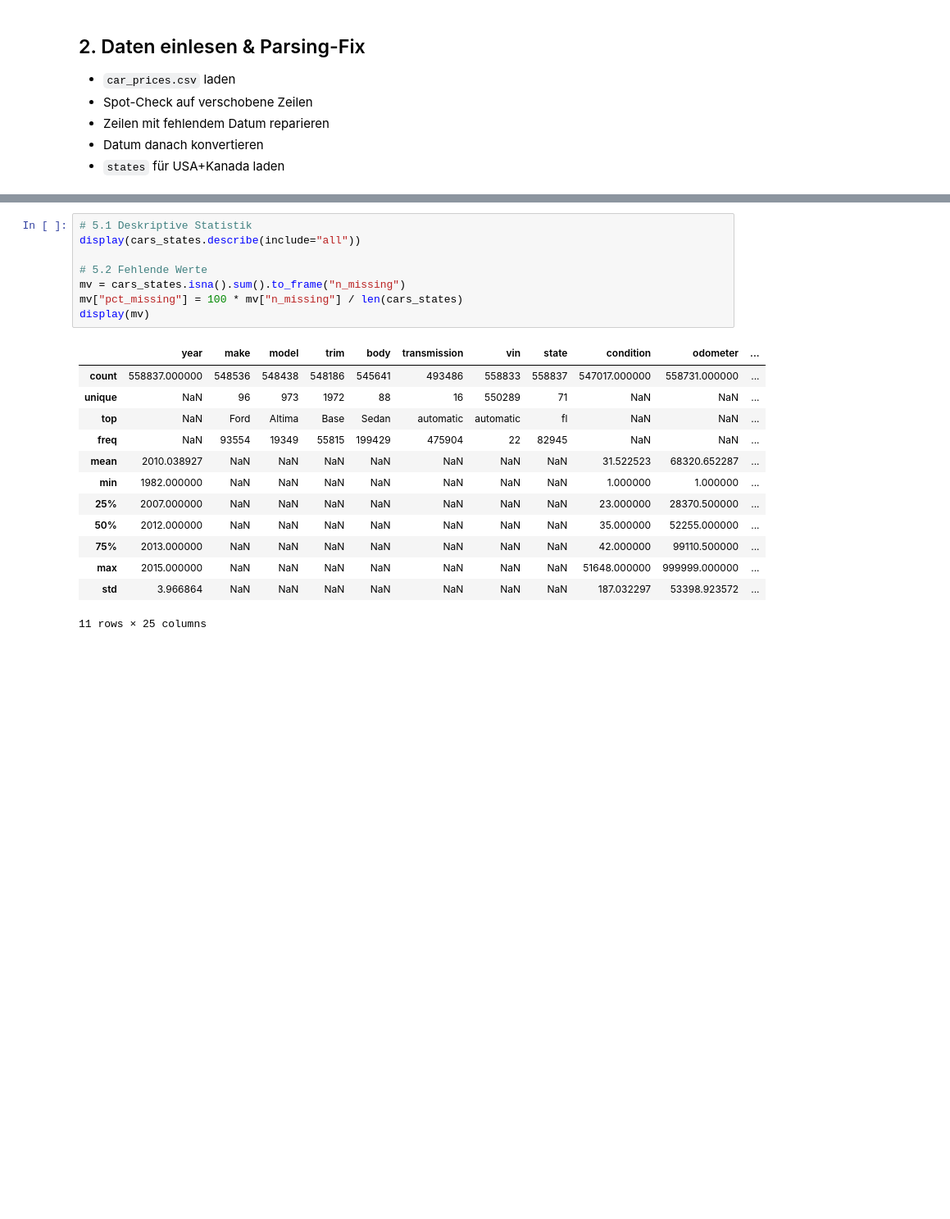
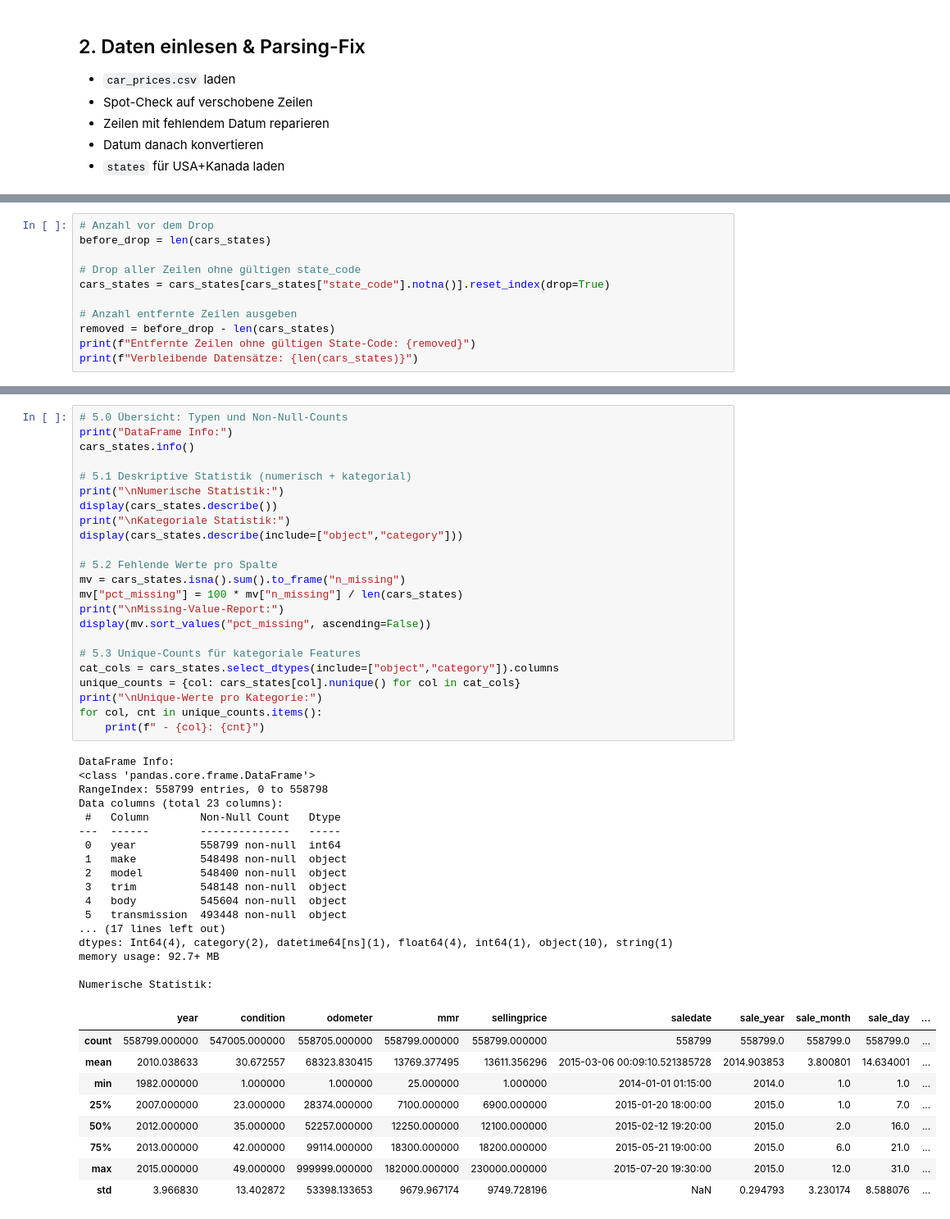
Before and after one commit to chiarasteffen/car_sales_prediction, a Jupyter notebook: notebooks/01_data_preprocessing_and_ingestion.ipynb, the cells around one changed output, grey strips where cells are left out. Shown at 82% size. Saved outputs shown, nothing was run; the diff lists cells and outputs as text; blank space fills up the shorter version.

Commit message:
Überarbeitung Notebooks, Datensatz kürzen, Modelle trainieren (V1)

```diff
--- a/notebooks/01_data_preprocessing_and_ingestion.ipynb
+++ b/notebooks/01_data_preprocessing_and_ingestion.ipynb
@@ -199,0 +230,11 @@ Nicht gematchte state_clean: 38 von 558837
+# %%
+# Anzahl vor dem Drop
+before_drop = len(cars_states)
+
+# Drop aller Zeilen ohne gültigen state_code
+cars_states = cars_states[cars_states["state_code"].notna()].reset_index(drop=True)
+
+# Anzahl entfernte Zeilen ausgeben
+removed = before_drop - len(cars_states)
+print(f"Entfernte Zeilen ohne gültigen State-Code: {removed}")
+print(f"Verbleibende Datensätze: {len(cars_states)}")
@@ -204,22 +250,50 @@ Nicht gematchte state_clean: 38 von 558837
 # %%
-# 5.1 Deskriptive Statistik
-display(cars_states.describe(include="all"))
+# 5.0 Übersicht: Typen und Non-Null-Counts
+print("DataFrame Info:")
+cars_states.info()
 
-# 5.2 Fehlende Werte
+# 5.1 Deskriptive Statistik (numerisch + kategorial)
+print("\nNumerische Statistik:")
+display(cars_states.describe())
+print("\nKategoriale Statistik:")
+display(cars_states.describe(include=["object","category"]))
+
+# 5.2 Fehlende Werte pro Spalte
 mv = cars_states.isna().sum().to_frame("n_missing")
 mv["pct_missing"] = 100 * mv["n_missing"] / len(cars_states)
-display(mv)
+print("\nMissing-Value-Report:")
+display(mv.sort_values("pct_missing", ascending=False))
+
+# 5.3 Unique-Counts für kategoriale Features
+cat_cols = cars_states.select_dtypes(include=["object","category"]).columns
+unique_counts = {col: cars_states[col].nunique() for col in cat_cols}
+print("\nUnique-Werte pro Kategorie:")
+for col, cnt in unique_counts.items():
+    print(f" - {col}: {cnt}")
 # %% [output]
+DataFrame Info:
+<class 'pandas.core.frame.DataFrame'>
+RangeIndex: 558799 entries, 0 to 558798
+Data columns (total 23 columns):
+ #   Column        Non-Null Count   Dtype
+---  ------        --------------   -----
+ 0   year          558799 non-null  int64
+ 1   make          548498 non-null  object
+ 2   model         548400 non-null  object
+ 3   trim          548148 non-null  object
+ 4   body          545604 non-null  object
+ 5   transmission  493448 non-null  object
+... (17 lines left out)
+dtypes: Int64(4), category(2), datetime64[ns](1), float64(4), int64(1), object(10), string(1)
+memory usage: 92.7+ MB
+
+Numerische Statistik:
-|  | year | make | model | trim | body | transmission | vin | state | condition | odometer | ... |
-| count | 558837.000000 | 548536 | 548438 | 548186 | 545641 | 493486 | 558833 | 558837 | 547017.000000 | 558731.000000 | ... |
-| unique | NaN | 96 | 973 | 1972 | 88 | 16 | 550289 | 71 | NaN | NaN | ... |
-| top | NaN | Ford | Altima | Base | Sedan | automatic | automatic | fl | NaN | NaN | ... |
-| freq | NaN | 93554 | 19349 | 55815 | 199429 | 475904 | 22 | 82945 | NaN | NaN | ... |
-| mean | 2010.038927 | NaN | NaN | NaN | NaN | NaN | NaN | NaN | 31.522523 | 68320.652287 | ... |
-| min | 1982.000000 | NaN | NaN | NaN | NaN | NaN | NaN | NaN | 1.000000 | 1.000000 | ... |
-| 25% | 2007.000000 | NaN | NaN | NaN | NaN | NaN | NaN | NaN | 23.000000 | 28370.500000 | ... |
-| 50% | 2012.000000 | NaN | NaN | NaN | NaN | NaN | NaN | NaN | 35.000000 | 52255.000000 | ... |
-| 75% | 2013.000000 | NaN | NaN | NaN | NaN | NaN | NaN | NaN | 42.000000 | 99110.500000 | ... |
-| max | 2015.000000 | NaN | NaN | NaN | NaN | NaN | NaN | NaN | 51648.000000 | 999999.000000 | ... |
-| std | 3.966864 | NaN | NaN | NaN | NaN | NaN | NaN | NaN | 187.032297 | 53398.923572 | ... |
+|  | year | condition | odometer | mmr | sellingprice | saledate | sale_year | sale_month | sale_day | ... |
+| count | 558799.000000 | 547005.000000 | 558705.000000 | 558799.000000 | 558799.000000 | 558799 | 558799.0 | 558799.0 | 558799.0 | ... |
+| mean | 2010.038633 | 30.672557 | 68323.830415 | 13769.377495 | 13611.356296 | 2015-03-06 00:09:10.521385728 | 2014.903853 | 3.800801 | 14.634001 | ... |
+| min | 1982.000000 | 1.000000 | 1.000000 | 25.000000 | 1.000000 | 2014-01-01 01:15:00 | 2014.0 | 1.0 | 1.0 | ... |
+| 25% | 2007.000000 | 23.000000 | 28374.000000 | 7100.000000 | 6900.000000 | 2015-01-20 18:00:00 | 2015.0 | 1.0 | 7.0 | ... |
+| 50% | 2012.000000 | 35.000000 | 52257.000000 | 12250.000000 | 12100.000000 | 2015-02-12 19:20:00 | 2015.0 | 2.0 | 16.0 | ... |
+| 75% | 2013.000000 | 42.000000 | 99114.000000 | 18300.000000 | 18200.000000 | 2015-05-21 19:00:00 | 2015.0 | 6.0 | 21.0 | ... |
+| max | 2015.000000 | 49.000000 | 999999.000000 | 182000.000000 | 230000.000000 | 2015-07-20 19:30:00 | 2015.0 | 12.0 | 31.0 | ... |
+| std | 3.966830 | 13.402872 | 53398.133653 | 9679.967174 | 9749.728196 | NaN | 0.294793 | 3.230174 | 8.588076 | ... |
-11 rows × 25 columns
```
Also changed, not shown: parts of 24 cells of this notebook, 5 other files.
